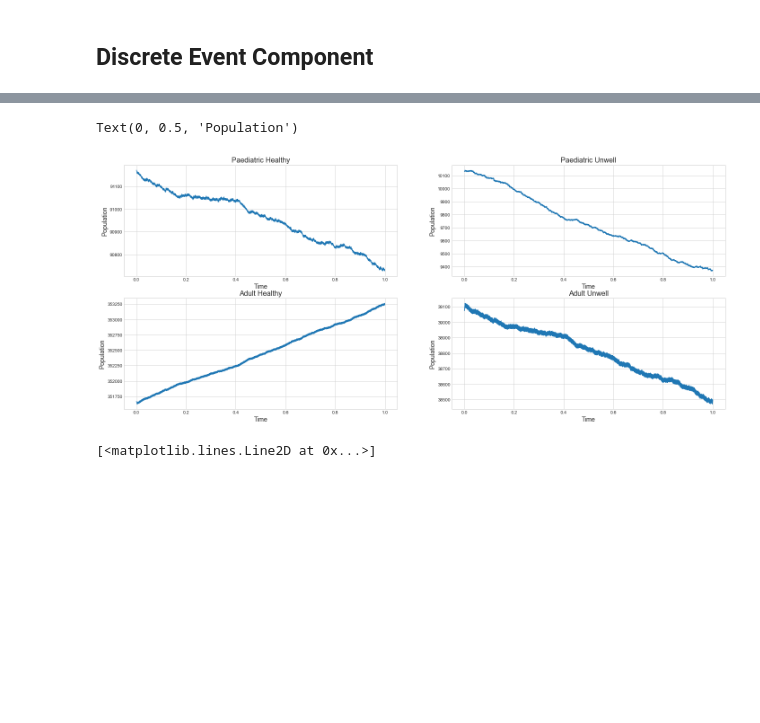
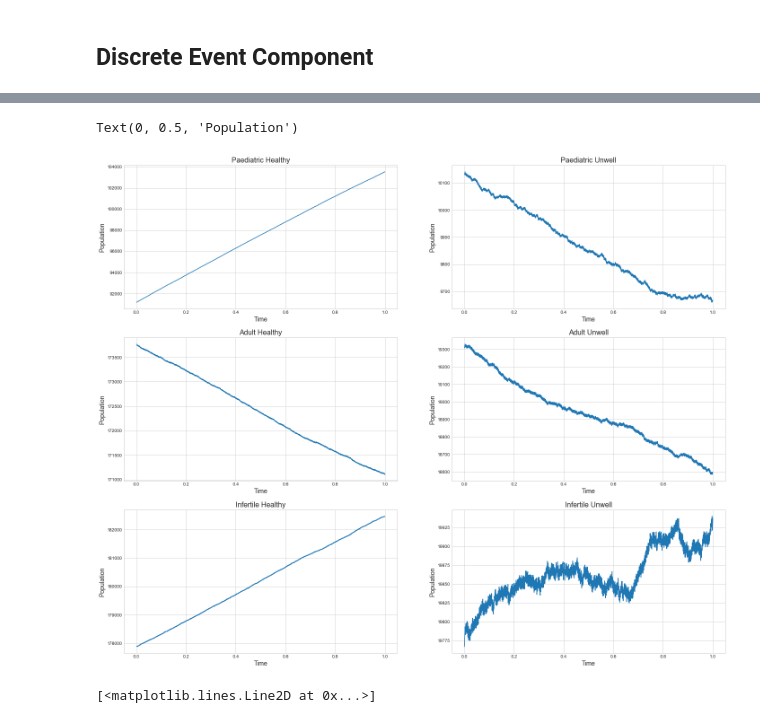
Before and after one commit to MHowells/HybridSimModel, a Jupyter notebook: hybrid_simulation.ipynb, the cells around one changed output, grey strips where cells are left out. Cells and saved outputs as stored; diff of their text form; code cells hidden in the pictures; blank space fills up the shorter version.

Commit message:
Added new population cohort, infertile adults.

```diff
--- a/hybrid_simulation.ipynb
+++ b/hybrid_simulation.ipynb
@@ -188,6 +203,8 @@ def get_arrival_distribution(i):
                 number_individuals_potentially_presenting = self.simulation.SD.P[1][-1] - number_of_this_class_in_the_queue # subtract number from DES from number in SD stock
             if i == 'Adults':
                 number_individuals_potentially_presenting = self.simulation.SD.P[3][-1] - number_of_this_class_in_the_queue # subtract number from DES from number in SD stock
+            if i == 'Infertile':
+                number_individuals_potentially_presenting = self.simulation.SD.P[5][-1] - number_of_this_class_in_the_queue # subtract number from DES from number in SD stock
             if number_individuals_potentially_presenting <= 0 or self.simulation.SD.gatekeeping <= 0:
                 return float('inf') # if there are no individuals in the SD stock or the gatekeeping rate is 0, return inf
             rate = (1 - self.simulation.SD.gatekeeping) * number_individuals_potentially_presenting
@@ -199,9 +216,11 @@ no_clinics_per_day = 63 # number of outpatient clinics carried out per day
 # %%
 N = ciw.create_network(
     arrival_distributions={'Paediatrics': [get_arrival_distribution('Paediatrics')],
-                           'Adults': [get_arrival_distribution('Adults')]},
+                           'Adults': [get_arrival_distribution('Adults')],
+                           'Infertile': [get_arrival_distribution('Infertile')]},
     service_distributions={'Paediatrics': [ciw.dists.Deterministic(value=1/365)],
-                           'Adults': [ciw.dists.Deterministic(value=1/365)]},
+                           'Adults': [ciw.dists.Deterministic(value=1/365)],
+                           'Infertile': [ciw.dists.Deterministic(value=1/365)]},
     number_of_servers=[no_clinics_per_day], # set number of servers at each node
 )
 # %%
@@ -223,11 +242,13 @@ ciw.seed(1)
 
 Q = HybridSimulation(
     network=N,
-    adult_population=390745,
+    fertile_adult_population=193078,
     paediatric_population=101301,
+    infertile_adult_population=197667,
     backlog_propotion=0.1,
-    ageing_rate=1/18,
-    fertility_rate=0.8,
+    ageing_rate_1=1/18,
+    ageing_rate_2=1/27,
+    birth_rate=1/10,
     adult_condition_rate=0.05,
     paediatric_condition_rate=0.05,
     adult_death_rate=1/85,
@@ -279,26 +300,34 @@ pd.DataFrame(recs)
 22932 rows × 16 columns
 # %%
-fig, axs = plt.subplots(2, 2, figsize=(24, 10))
+fig, axs = plt.subplots(3, 2, figsize=(24, 20))
 axs[0, 0].plot(Q.SD.time, Q.SD.P[0], label="$P_{n}$")
 axs[0, 0].set_title('Paediatric Healthy', fontsize=16)
 axs[0, 0].set_xlabel('Time', fontsize=14)
 axs[0, 0].set_ylabel('Population', fontsize=14)
 axs[0, 1].plot(Q.SD.time, Q.SD.P[1], label="$P_{c}$")
 axs[0, 1].set_title('Paediatric Unwell', fontsize=16)
 axs[0, 1].set_xlabel('Time', fontsize=14)
 axs[0, 1].set_ylabel('Population', fontsize=14)
 axs[1, 0].plot(Q.SD.time, Q.SD.P[2], label="$A_{n}$")
 axs[1, 0].set_title('Adult Healthy', fontsize=16)
 axs[1, 0].set_xlabel('Time', fontsize=14)
 axs[1, 0].set_ylabel('Population', fontsize=14)
 axs[1, 1].plot(Q.SD.time, Q.SD.P[3], label="$A_{c}$")
 axs[1, 1].set_title('Adult Unwell', fontsize=16)
 axs[1, 1].set_xlabel('Time', fontsize=14)
 axs[1, 1].set_ylabel('Population', fontsize=14)
+axs[2, 0].plot(Q.SD.time, Q.SD.P[4], label="$E_{n}$")
+axs[2, 0].set_title('Infertile Healthy', fontsize=16)
+axs[2, 0].set_xlabel('Time', fontsize=14)
+axs[2, 0].set_ylabel('Population', fontsize=14)
+axs[2, 1].plot(Q.SD.time, Q.SD.P[5], label="$E_{c}$")
+axs[2, 1].set_title('Infertile Unwell', fontsize=16)
+axs[2, 1].set_xlabel('Time', fontsize=14)
+axs[2, 1].set_ylabel('Population', fontsize=14)
 #plt.savefig('SD_populations2.png')
 # %% [output]
 Text(0, 0.5, 'Population')
-[figure, old version]
+[figure, new version]
 # %%
 fig, ax = plt.subplots(1)
 ax.plot(Q.SD.time, Q.SD.P[0]+Q.SD.P[1], label="$P_{n}$")
```
Also changed, not shown: parts of 4 cells of this notebook.
